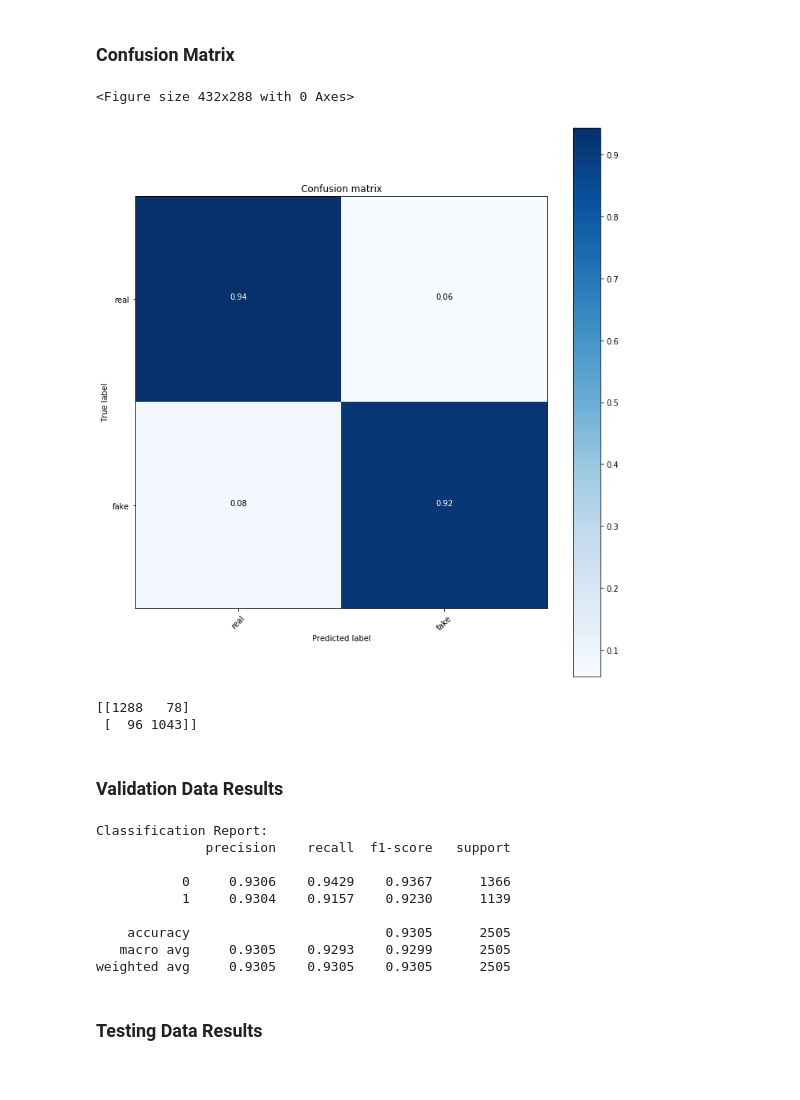
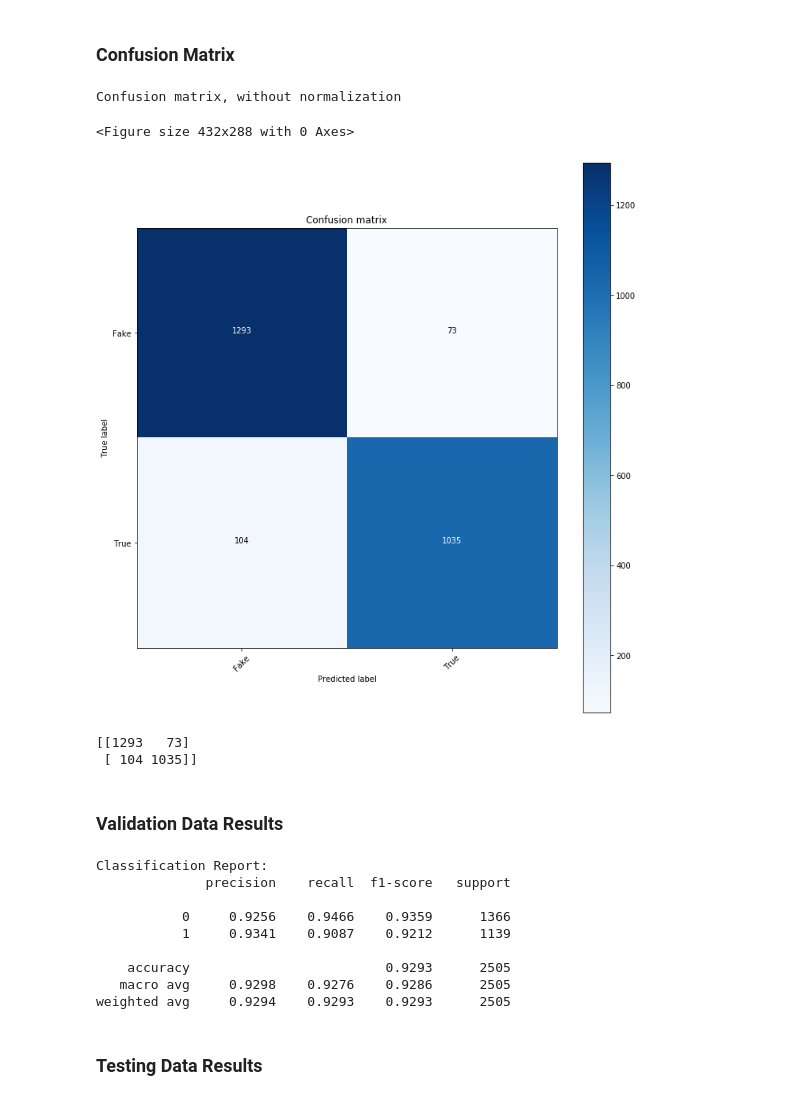
Before and after one commit to chiralevy/COVID-19-Media-Fact-Checker, a Jupyter notebook: code-covid/covid-classifier-2.ipynb, the cells around one changed output. Drawn from its saved outputs; the diff is of its cells as text; code cells hidden in the pictures.

```diff
--- a/code-covid/covid-classifier-2.ipynb
+++ b/code-covid/covid-classifier-2.ipynb
@@ -54,25 +54,6 @@ X_train, X_valid, y_train, y_valid = train_test_split(X_train, y_train, test_siz
 # %% [markdown]
 ## Defining and Training the Model
 # %%
-'''
-model = tf.keras.Sequential([
-    tf.keras.layers.Embedding(vocab_size+1, 64, input_length=512, trainable=False),
-    tf.keras.layers.Conv1D(256, 5, padding='same', activation='relu'),
-    tf.keras.layers.MaxPooling1D(pool_size=2),
-    tf.keras.layers.Conv1D(512, 1, padding='same', activation='relu'),
-    tf.keras.layers.MaxPooling1D(pool_size=2),
-    tf.keras.layers.Conv1D(768, 1, padding='same', activation='relu'),
-    tf.keras.layers.MaxPooling1D(pool_size=2),
-    tf.keras.layers.LSTM(128, return_sequences=True),
-    tf.keras.layers.Dropout(0.1),
-    tf.keras.layers.LSTM(128),
-    tf.keras.layers.Dropout(0.1),
-    tf.keras.layers.Dense(1, activation='sigmoid')
-
-])
-'''
-
-
 model = tf.keras.Sequential([
     tf.keras.layers.Embedding(vocab_size+1, 128, input_length=8, trainable=False),
     tf.keras.layers.Conv1D(256, 5, padding='same', activation='relu'),
@@ -137,8 +118,14 @@ plt.show()
 # %% [markdown]
 ### Confusion Matrix
 # %%
-def plot_confusion_matrix(cm, classes, title='Confusion matrix', cmap=plt.cm.Blues):
-    cm = cm.astype('float') / cm.sum(axis=1)[:, np.newaxis]
+def plot_confusion_matrix(cm, classes,
+                          normalize=False,
+                          title='Confusion matrix',
+                          cmap=plt.cm.Blues):
+    """
+    This function prints and plots the confusion matrix.
+    Normalization can be applied by setting `normalize=True`.
+    """
     plt.figure(figsize=(10,10))
     plt.imshow(cm, interpolation='nearest', cmap=cmap)
     plt.title(title)
@@ -147,34 +134,41 @@ def plot_confusion_matrix(cm, classes, title='Confusion matrix', cmap=plt.cm.Blu
     plt.xticks(tick_marks, classes, rotation=45)
     plt.yticks(tick_marks, classes)
 
-    fmt = '.2f'
+    if normalize:
+        cm = cm.astype('float') / cm.sum(axis=1)[:, np.newaxis]
+        print("Normalized confusion matrix")
+    else:
+        print('Confusion matrix, without normalization')
+
     thresh = cm.max() / 2.
-    for i, j in itertools.product(range(cm.shape[0]), range(cm.shape[1])):
-        plt.text(j, i, format(cm[i, j], fmt),
+    for i in range (cm.shape[0]):
+        for j in range (cm.shape[1]):
+            plt.text(j, i, cm[i, j],
                  horizontalalignment="center",
                  color="white" if cm[i, j] > thresh else "black")
 
+    plt.tight_layout()
     plt.ylabel('True label')
     plt.xlabel('Predicted label')
-    plt.tight_layout()
 # %%
 class_names = ['real', 'fake']
 # compute confusion matrix
 y_pred = model.predict_classes(X_valid)
 cnf_matrix = confusion_matrix(y_valid, y_pred)
 np.set_printoptions(precision=2)
 
 # plot confusion matrix
 plt.figure()
-plot_confusion_matrix(cnf_matrix, classes=class_names, title='Confusion matrix')
+plot_confusion_matrix(cnf_matrix, classes=['Fake', 'True'])
 plt.show()
 
 print(cnf_matrix)
 # %% [output]
-<Figure size 432x288 with 0 Axes>
+Confusion matrix, without normalization
+<Figure size 432x288 with 0 Axes>
-[figure, old version]
+[figure, new version]
-[[1288   78]
- [  96 1043]]
+[[1293   73]
+ [ 104 1035]]
 # %% [markdown]
 ### Validation Data Results
 # %%
@@ -184,12 +178,12 @@ print(classification_report(y_valid, y_pred, digits=4))
 Classification Report:
               precision    recall  f1-score   support
 
-           0     0.9306    0.9429    0.9367      1366
-           1     0.9304    0.9157    0.9230      1139
+           0     0.9256    0.9466    0.9359      1366
+           1     0.9341    0.9087    0.9212      1139
 
-    accuracy                         0.9305      2505
-   macro avg     0.9305    0.9293    0.9299      2505
-weighted avg     0.9305    0.9305    0.9305      2505
+    accuracy                         0.9293      2505
+   macro avg     0.9298    0.9276    0.9286      2505
+weighted avg     0.9294    0.9293    0.9293      2505
 # %% [markdown]
 ### Testing Data Results
 # %%
```
Also changed, not shown: parts of 3 cells of this notebook, 20 other files.
